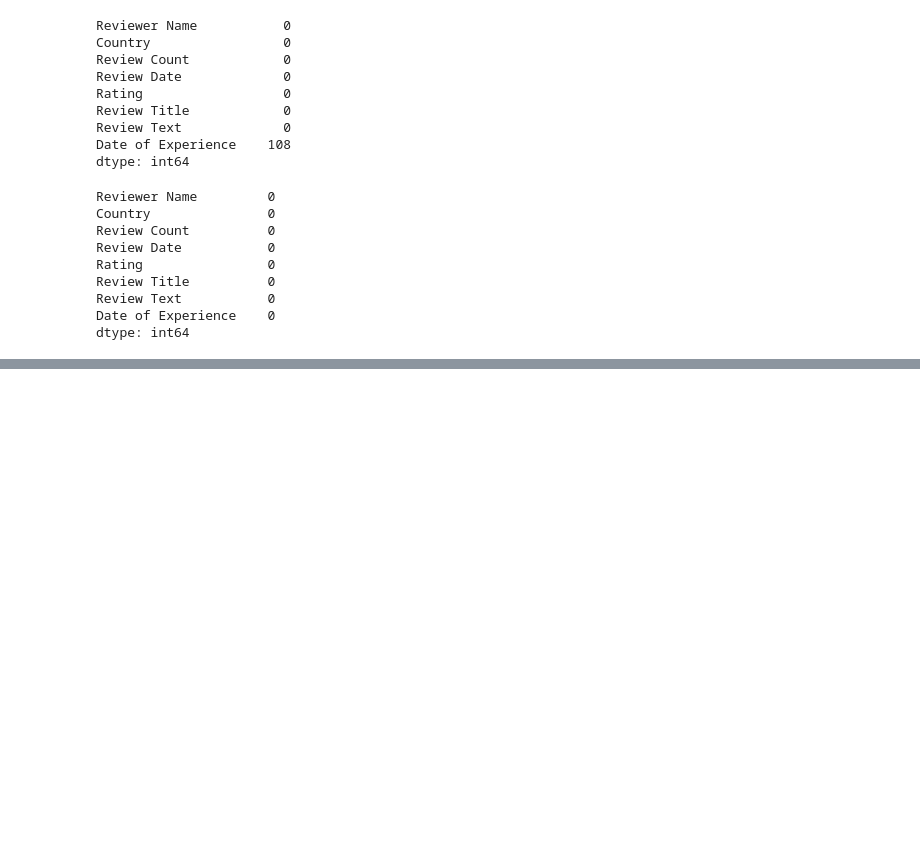
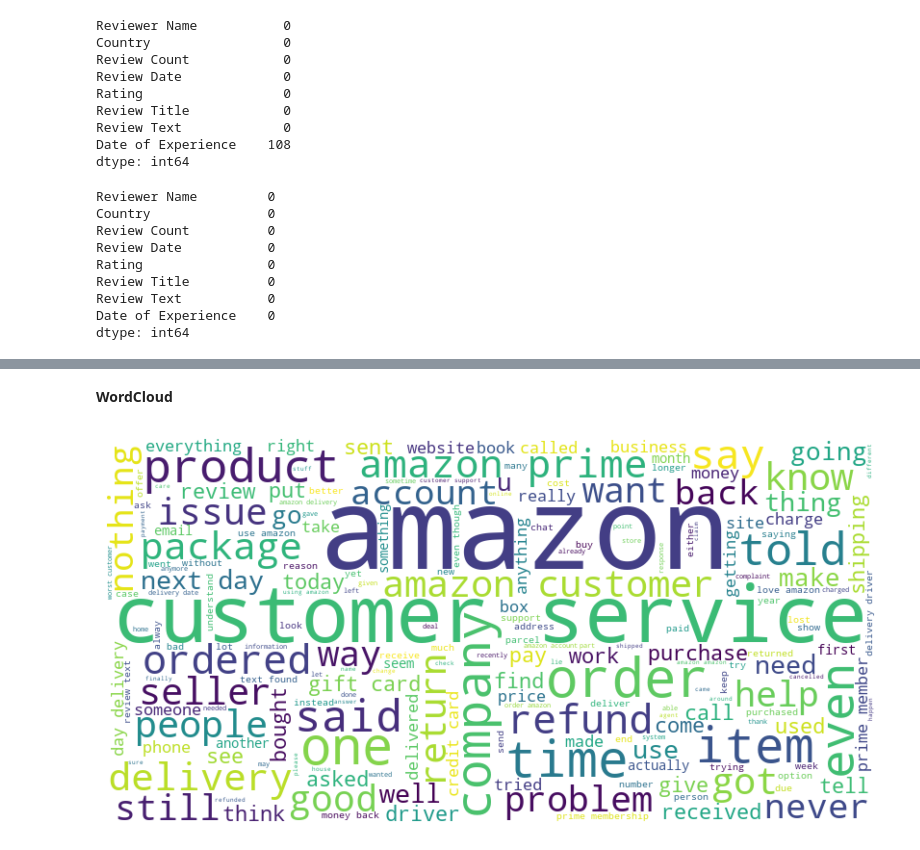
Before and after one commit to Hieu2003ops/module6_blog1, a Jupyter notebook: notebook_test/blog1.ipynb, the cells around one changed output, grey strips where cells are left out. Cells and saved outputs as stored; diff of their text form; code cells hidden in the pictures; blank space fills up the shorter version.

```diff
--- a/notebook_test/blog1.ipynb
+++ b/notebook_test/blog1.ipynb
@@ -349,0 +423,3 @@ dtype: int64
+# %%
+import re
+df['full_review'] = df['full_review'].apply(lambda x: re.sub(r'\d+', '', x))
@@ -349,0 +452,3 @@ dtype: int64
+# %%
+sw = stopwords.words('english')
+df['full_review'] = df['full_review'].apply(lambda x: " ".join(x for x in str(x).split() if x not in sw))
@@ -349,0 +466,3 @@ dtype: int64
+# %%
+df['full_review'] = df['full_review'].str.replace(r'\s+', ' ', regex=True).str.strip()
+df['full_review'].head()
@@ -349,0 +497,13 @@ dtype: int64
+# %%
+from nltk.stem import WordNetLemmatizer
+lemmatizer = WordNetLemmatizer()
+
+def lemmatize(sentence):
+    token = sentence.split(' ')
+    lem_list = ''
+    for word in token:
+        lem_list += lemmatizer.lemmatize(word) + ' '
+    return lem_list
+
+df['full_review'] = df["full_review"].apply(lambda x : lemmatize(x))
+df['full_review'].head()
@@ -349,0 +553,17 @@ dtype: int64
+# %% [markdown]
+**WordCloud**
+# %%
+from wordcloud import WordCloud
+text = ' '.join(df['full_review'])
+
+wordcloud = WordCloud(
+    width = 800,
+    height = 400,
+    background_color='white').generate(text)
+
+plt.figure(figsize=(10, 5))
+plt.imshow(wordcloud, interpolation='bilinear')
+plt.axis('off')
+plt.show()
+# %% [output]
+[figure, added]
```
Also changed, not shown: parts of 49 cells of this notebook, 1 other file.
